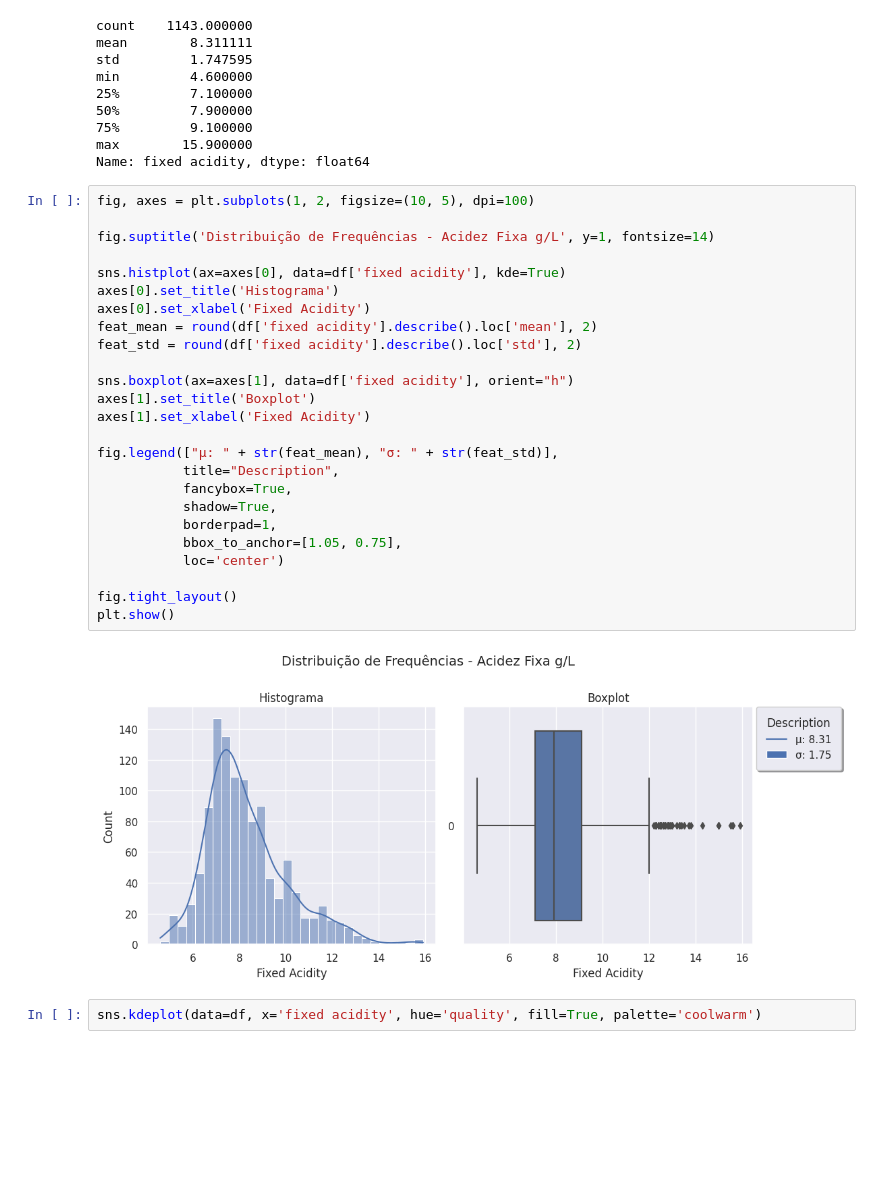
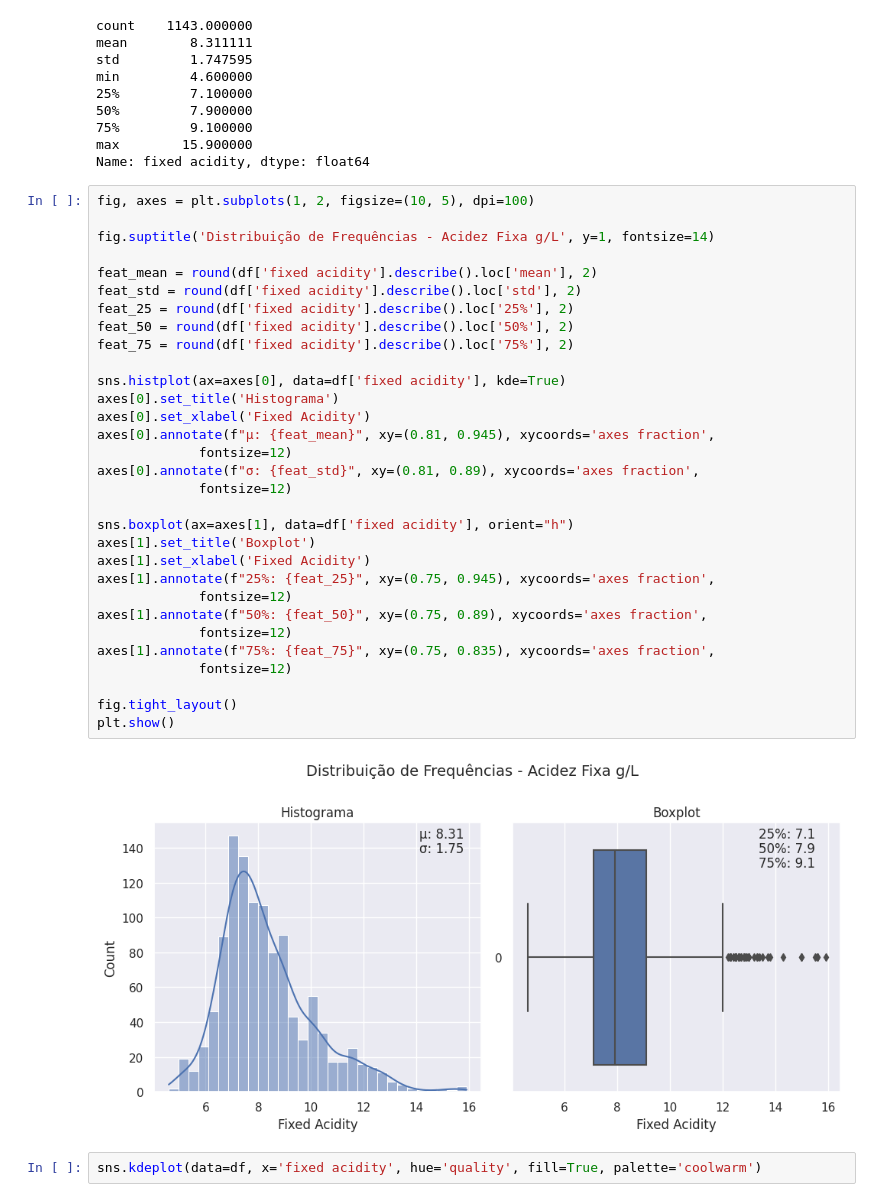
Before and after one commit to jmacedo91/01-World-Population-Data-Analysis, a Jupyter notebook: 002 - Wine Quality EDA and Classification.ipynb, the cells around one changed output. Drawn from its saved outputs; the diff is of its cells as text; blank space fills up the shorter version.

Commit message:
Usando função annotate

```diff
--- a/002 - Wine Quality EDA and Classification.ipynb
+++ b/002 - Wine Quality EDA and Classification.ipynb
@@ -146,30 +149,36 @@ Name: fixed acidity, dtype: float64
 # %%
 fig, axes = plt.subplots(1, 2, figsize=(10, 5), dpi=100)
 
 fig.suptitle('Distribuição de Frequências - Acidez Fixa g/L', y=1, fontsize=14)
 
+feat_mean = round(df['fixed acidity'].describe().loc['mean'], 2)
+feat_std = round(df['fixed acidity'].describe().loc['std'], 2)
+feat_25 = round(df['fixed acidity'].describe().loc['25%'], 2)
+feat_50 = round(df['fixed acidity'].describe().loc['50%'], 2)
+feat_75 = round(df['fixed acidity'].describe().loc['75%'], 2)
+
 sns.histplot(ax=axes[0], data=df['fixed acidity'], kde=True)
 axes[0].set_title('Histograma')
 axes[0].set_xlabel('Fixed Acidity')
-feat_mean = round(df['fixed acidity'].describe().loc['mean'], 2)
-feat_std = round(df['fixed acidity'].describe().loc['std'], 2)
+axes[0].annotate(f"μ: {feat_mean}", xy=(0.81, 0.945), xycoords='axes fraction',
+             fontsize=12)
+axes[0].annotate(f"σ: {feat_std}", xy=(0.81, 0.89), xycoords='axes fraction',
+             fontsize=12)
 
 sns.boxplot(ax=axes[1], data=df['fixed acidity'], orient="h")
 axes[1].set_title('Boxplot')
 axes[1].set_xlabel('Fixed Acidity')
-
-fig.legend(["μ: " + str(feat_mean), "σ: " + str(feat_std)],
-           title="Description",
-           fancybox=True,
-           shadow=True,
-           borderpad=1,
-           bbox_to_anchor=[1.05, 0.75],
-           loc='center')
+axes[1].annotate(f"25%: {feat_25}", xy=(0.75, 0.945), xycoords='axes fraction',
+             fontsize=12)
+axes[1].annotate(f"50%: {feat_50}", xy=(0.75, 0.89), xycoords='axes fraction',
+             fontsize=12)
+axes[1].annotate(f"75%: {feat_75}", xy=(0.75, 0.835), xycoords='axes fraction',
+             fontsize=12)
 
 fig.tight_layout()
 plt.show()
 # %% [output]
-[figure, old version]
+[figure, new version]
 # %%
 sns.kdeplot(data=df, x='fixed acidity', hue='quality', fill=True, palette='coolwarm')
 # %% [output]
```
Also changed, not shown: parts of 1 cell of this notebook.
